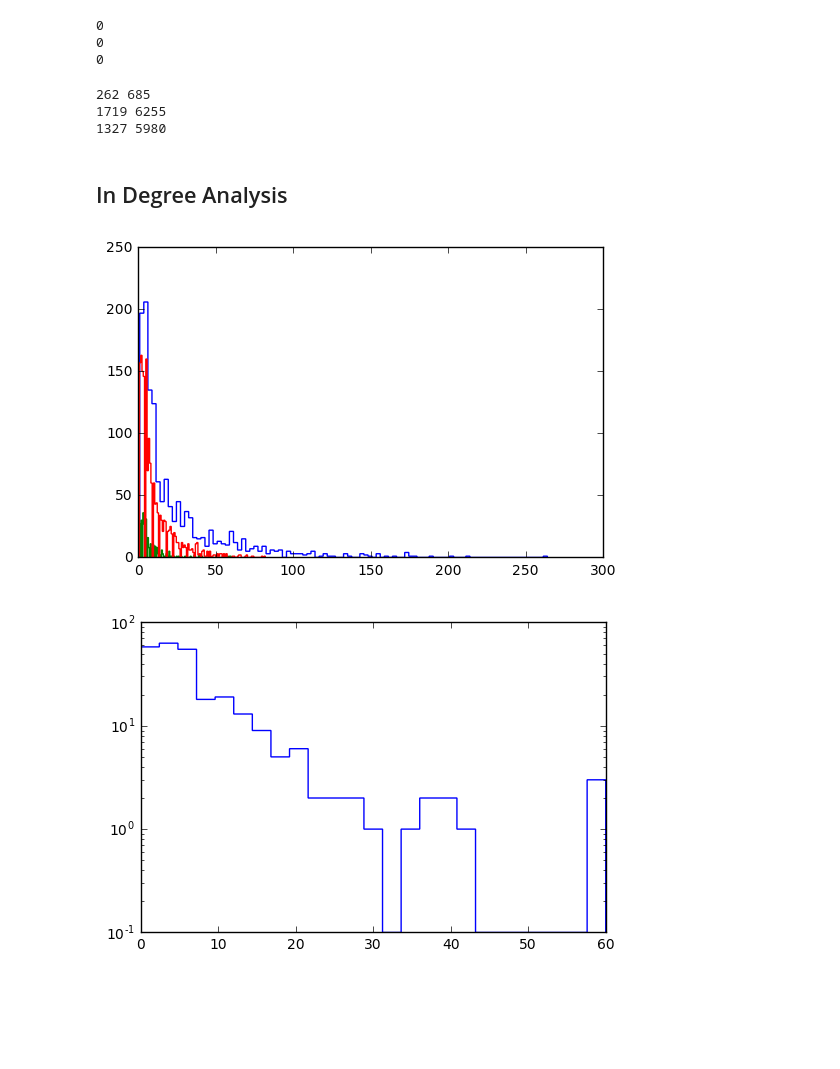
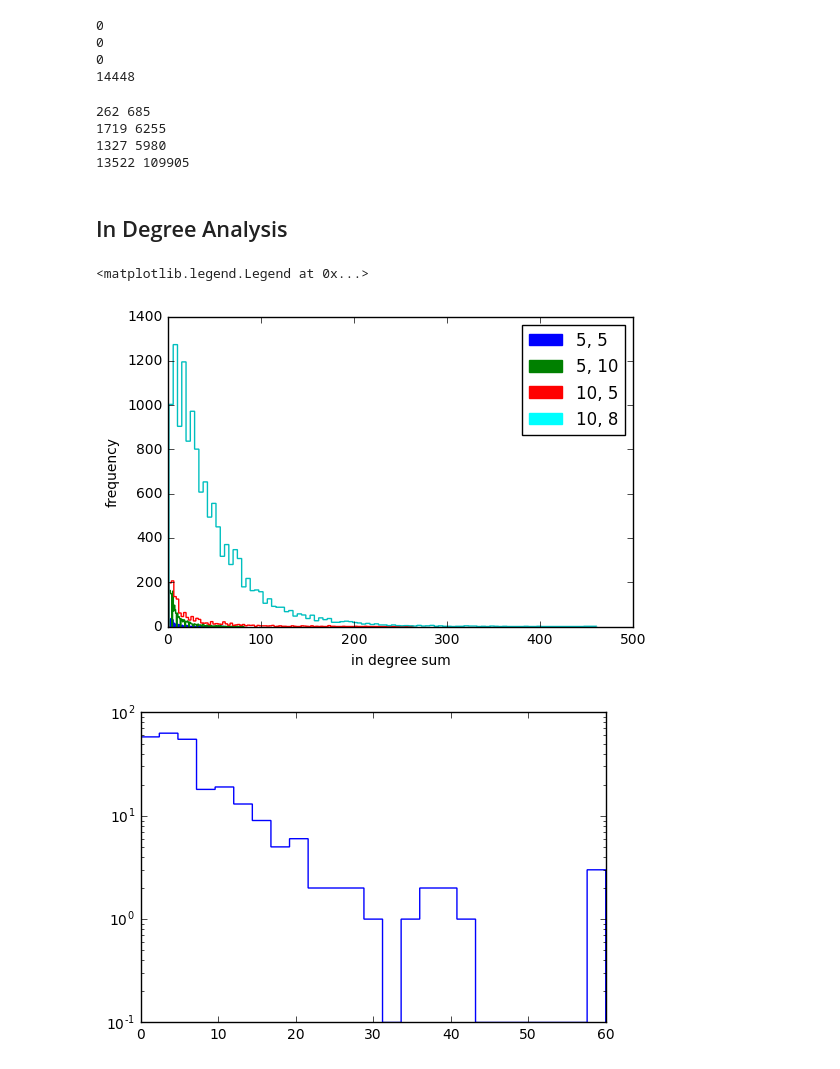
Before and after one commit to bmachlin/SpotifyArtistNetwork, a Jupyter notebook: data/ntwrks final weeknd.ipynb, the cells around one changed output. Drawn from its saved outputs; the diff is of its cells as text; code cells hidden in the pictures; blank space fills up the shorter version.

```diff
--- a/data/ntwrks final weeknd.ipynb
+++ b/data/ntwrks final weeknd.ipynb
@@ -8,8 +9,9 @@ import matplotlib.pyplot as plt
 import functools
 %matplotlib inline
 # %%
-weeknd_5_5 = nx.read_edgelist("./SAN-weeknd-5-5-EL.csv", delimiter="\t", nodetype=str, create_using=nx.DiGraph(), data=[('rank', float),])
+weeknd_5_5  = nx.read_edgelist("./SAN-weeknd-5-5-EL.csv",  delimiter="\t", nodetype=str, create_using=nx.DiGraph(), data=[('rank', float),])
 weeknd_5_10 = nx.read_edgelist("./SAN-weeknd-5-10-EL.csv", delimiter="\t", nodetype=str, create_using=nx.DiGraph(), data=[('rank', float),])
 weeknd_10_5 = nx.read_edgelist("./SAN-weeknd-10-5-EL.csv", delimiter="\t", nodetype=str, create_using=nx.DiGraph(), data=[('rank', float),])
+weeknd_10_8 = nx.read_edgelist("./SAN-weeknd-10-8-EL.csv", delimiter="\t", nodetype=str, create_using=nx.DiGraph(), data=[('rank', float),])
 # %%
 weeknd_5_5_na = pd.read_csv("./SAN-weeknd-5-5-NA.csv", delimiter="\t")
@@ -51,34 +52,51 @@ def removeFakeNode(graph, na):
 addAttributes(weeknd_5_5, weeknd_5_5_na)
 addAttributes(weeknd_5_10, weeknd_5_10_na)
 addAttributes(weeknd_10_5, weeknd_10_5_na)
+addAttributes(weeknd_10_8, weeknd_10_8_na)
 removeFakeNode(weeknd_5_5, weeknd_5_5_na)
 removeFakeNode(weeknd_5_10, weeknd_5_10_na)
 removeFakeNode(weeknd_10_5, weeknd_10_5_na)
+removeFakeNode(weeknd_10_8, weeknd_10_8_na)
 # %% [output]
 0
 0
 0
+14448
 # %%
 print(weeknd_5_5.number_of_nodes(), weeknd_5_5.number_of_edges())
 print(weeknd_5_10.number_of_nodes(), weeknd_5_10.number_of_edges())
 print(weeknd_10_5.number_of_nodes(), weeknd_10_5.number_of_edges())
+print(weeknd_10_8.number_of_nodes(), weeknd_10_8.number_of_edges())
 # %% [output]
 262 685
 1719 6255
 1327 5980
+13522 109905
 # %% [markdown]
 ## In Degree Analysis
 # %%
 in_degrees_weeknd_5_5 = weeknd_5_5.in_degree(weight="rank")
 in_degrees_weeknd_5_10 = weeknd_5_10.in_degree(weight="rank")
 in_degrees_weeknd_10_5 = weeknd_10_5.in_degree(weight="rank")
+in_degrees_weeknd_10_8 = weeknd_10_8.in_degree(weight="rank")
 
 
-_ = plt.hist(list(in_degrees_weeknd_10_5.values()), bins=100, histtype='step')
 _ = plt.hist(list(in_degrees_weeknd_5_5.values()), bins=100, histtype='step')
 _ = plt.hist(list(in_degrees_weeknd_5_10.values()), bins=100, histtype='step')
+_ = plt.hist(list(in_degrees_weeknd_10_5.values()), bins=100, histtype='step')
+_ = plt.hist(list(in_degrees_weeknd_10_8.values()), bins=100, histtype='step')
+
+patch55  = mpatches.Patch(color="blue", label="5, 5")
+patch510 = mpatches.Patch(color="green", label="5, 10")
+patch105 = mpatches.Patch(color="red", label="10, 5")
+patch108 = mpatches.Patch(color="cyan", label="10, 8")
+
+plt.ylabel("frequency")
+plt.xlabel("in degree sum")
+plt.legend(handles=[patch55, patch510, patch105, patch108])
 # %% [output]
+<matplotlib.legend.Legend at 0x...>
-[figure, old version]
+[figure, new version]
 # %%
 _ = plt.hist(list(in_degrees_weeknd_5_5.values()), bins=25, histtype='step', log=True)
 # %% [output]
```
Also changed, not shown: parts of 47 cells of this notebook, 5 other files.
